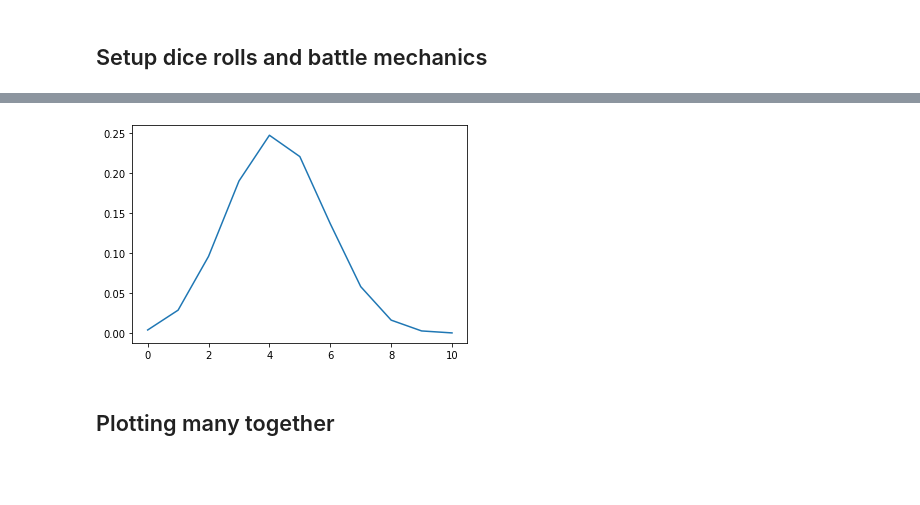
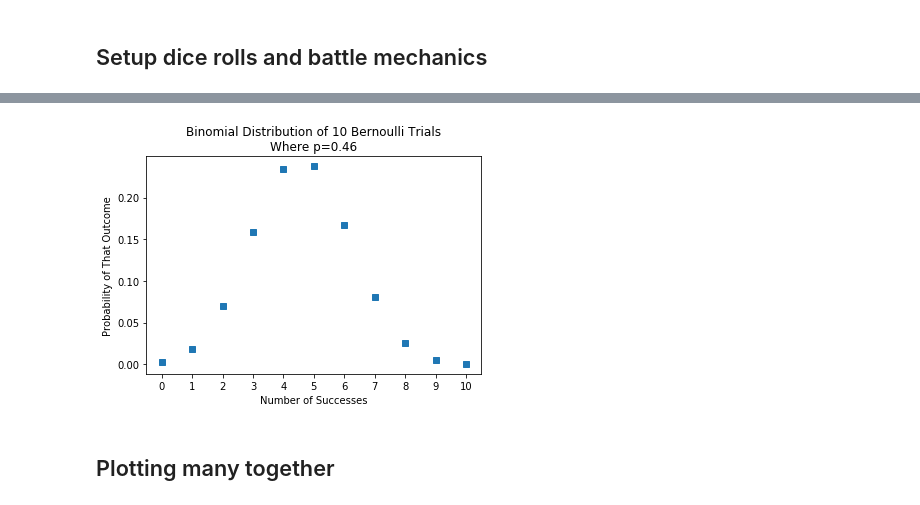
Before and after one commit to ZacButko/Probability-Playground, a Jupyter notebook: Warfish Dice/Warfish Dice-5 Efficacy Scores.ipynb, the cells around one changed output, grey strips where cells are left out. Saved outputs shown, nothing was run; the diff lists cells and outputs as text; code cells hidden in the pictures; blank space fills up the shorter version.

```diff
--- a/Warfish Dice/Warfish Dice-5 Efficacy Scores.ipynb
+++ b/Warfish Dice/Warfish Dice-5 Efficacy Scores.ipynb
@@ -88,8 +94,11 @@ def collect_samples(n_a_dice, n_d_dice, n_a_sides=6, n_d_sides=6, n_rounds=10000
     return expectation, variance, histo, edges
 # %%
 # checking collect_samples()
-m, v, h, e = collect_samples(2, 1, debug=True)
+m, v, h, e = collect_samples(3, 2, debug=True)
 plt.bar(e[:-1], h)
 plt.xticks([0,1])
+plt.title("Probability Of An Attackers Lost\nDuring An Atomic Fight\nSingle-Attack Scenario: 3 vs 2")
+plt.xlabel("Number of Attackers Lost per Atomic Fight")
+plt.ylabel("Noramlized Probability")
 plt.show()
 # %% [output]
@@ -115,10 +144,15 @@ def c_of_n_x(n,x):
 # %%
 # checking our binomial distribution sampler
 n_samples = 10
-plt.plot(range(0,n_samples+1),sample_binomial(m, n_samples))
+plt.plot(range(0,n_samples+1),sample_binomial(m, n_samples),'s')
+ax = plt.gca()
+ax.set_xticks(np.arange(0,11))
+ax.set_xlabel("Number of Successes")
+ax.set_ylabel("Probability of That Outcome")
+ax.set_title('Binomial Distribution of {0} Bernoulli Trials\nWhere p={1:.2f}'.format(n_samples,m))
 plt.show()
 # %% [output]
-[figure, old version]
+[figure, new version]
 # %% [markdown]
 ## Plotting many together
 # %%
```
Also changed, not shown: parts of 11 cells of this notebook, 2 other files.
